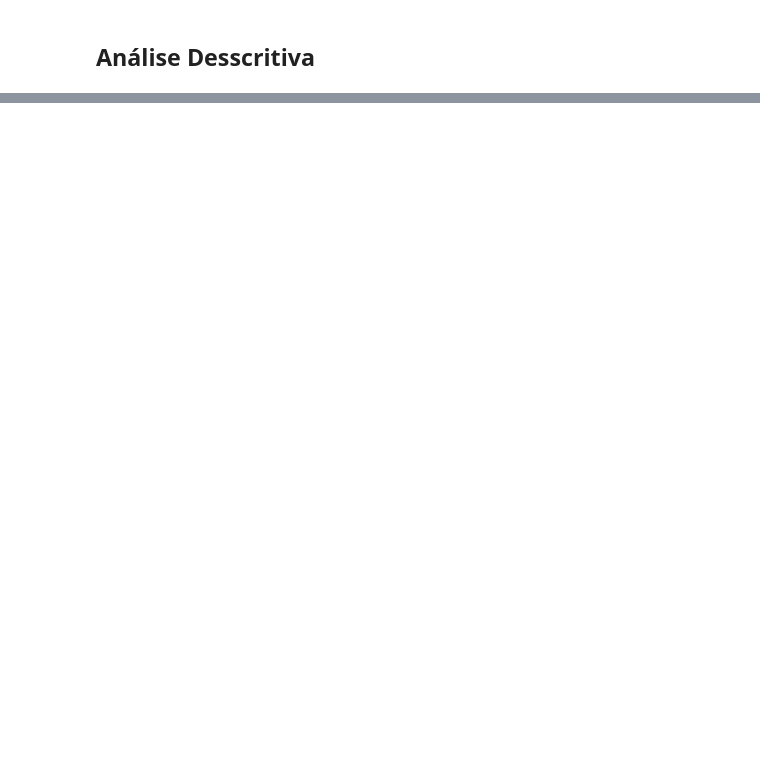
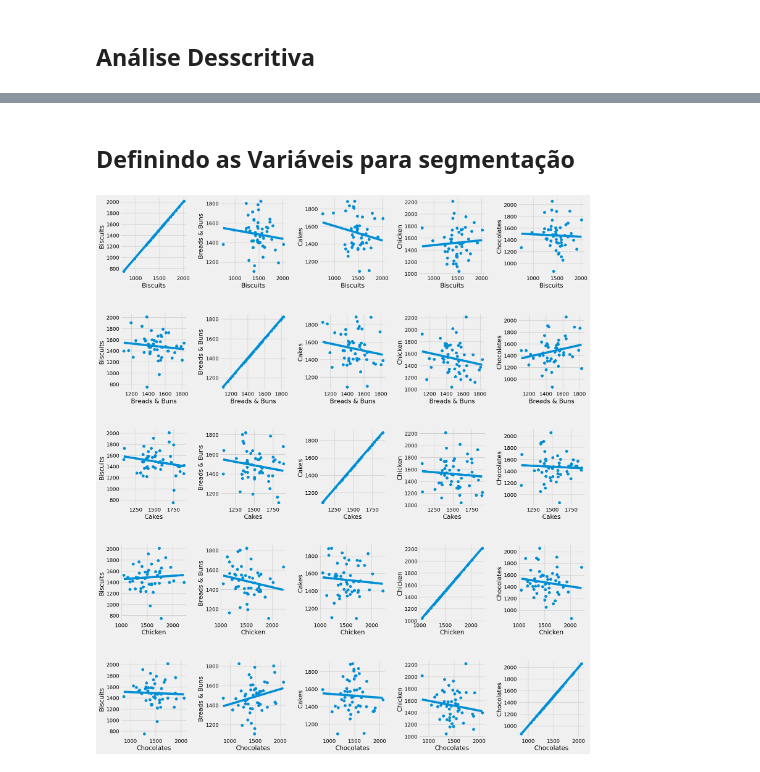
Before and after one commit to carlosrodriguesjf/analise-vendas-supermercado, a Jupyter notebook: Segmentação_de_clientes_de_um_supermercado.ipynb, the cells around one changed output, grey strips where cells are left out. Saved outputs shown, nothing was run; the diff lists cells and outputs as text; code cells hidden in the pictures; blank space fills up the shorter version.

```diff
--- a/Segmentação_de_clientes_de_um_supermercado.ipynb
+++ b/Segmentação_de_clientes_de_um_supermercado.ipynb
@@ -345,0 +404,21 @@ plt.show()
+# %% [markdown]
+## Definindo as Variáveis para segmentação
+# %%
+# Distplot dos atributos usados para a segmentação
+
+# Tamanho da figura
+plt.figure(1, figsize=(20,25))
+
+# Inicializa o contador
+n = 0
+
+# Loop pelas colunas
+for x in ['Biscuits', 'Breads & Buns', 'Cakes', 'Chicken', 'Chocolates']:
+  for y in ['Biscuits', 'Breads & Buns', 'Cakes', 'Chicken', 'Chocolates']:
+    n += 1
+    plt.subplot(5, 5, n)
+    plt.subplots_adjust(hspace = 0.5, wspace = 0.5)
+    sns.regplot(x = x, y = y, data= df)
+    plt.ylabel(y)
+# %% [output]
+[figure, added]
```
Also changed, not shown: parts of 16 cells of this notebook.
